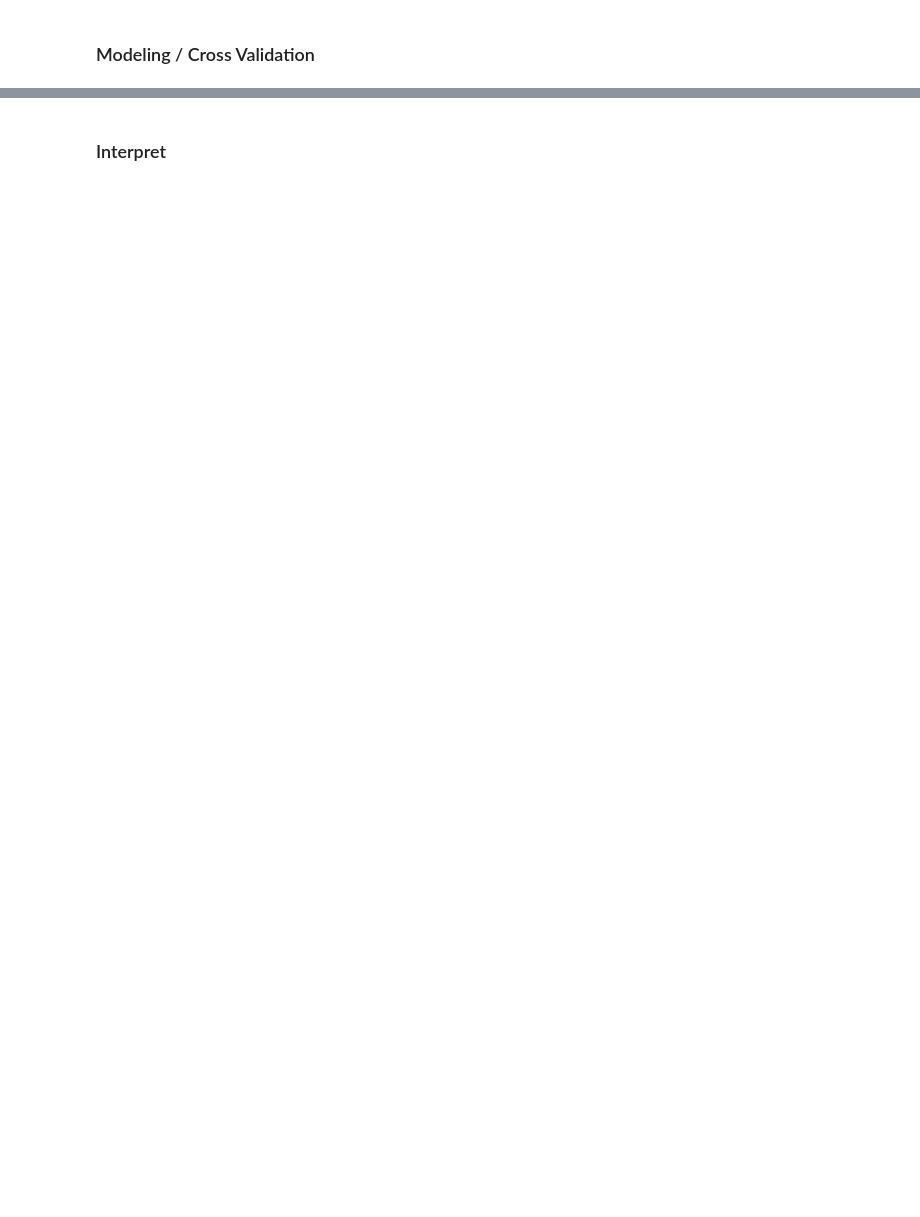
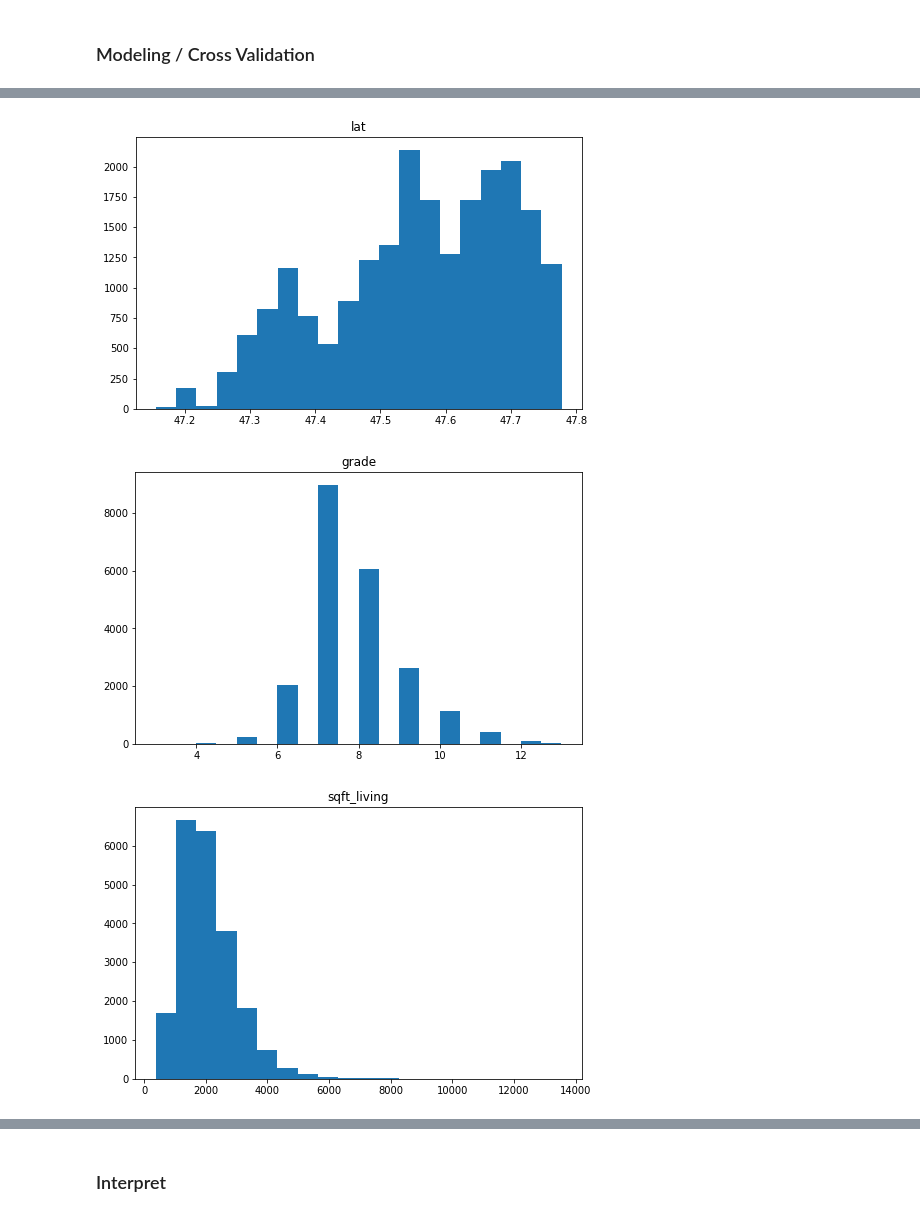
Before and after one commit to erdosn/dsc-v2-mod1-final-project-data-science, a Jupyter notebook: student.ipynb, the cells around one changed output, grey strips where cells are left out. Cells and saved outputs as stored; diff of their text form; code cells hidden in the pictures; blank space fills up the shorter version.

```diff
--- a/student.ipynb
+++ b/student.ipynb
@@ -247,0 +443,14 @@ plt.show()
+# %%
+def make_histogram(df=df, column='price'):
+    plt.figure(figsize=(8, 5))
+    plt.hist(df[column], bins=20)
+    plt.title(column)
+    plt.show()
+# %%
+make_histogram(df=df, column='lat')
+make_histogram(df=df, column='grade')
+make_histogram(df=df, column='sqft_living')
+# %% [output]
+[figure, added]
+[figure, added]
+[figure, added]
```
Also changed, not shown: parts of 48 cells of this notebook, 23 other files.
